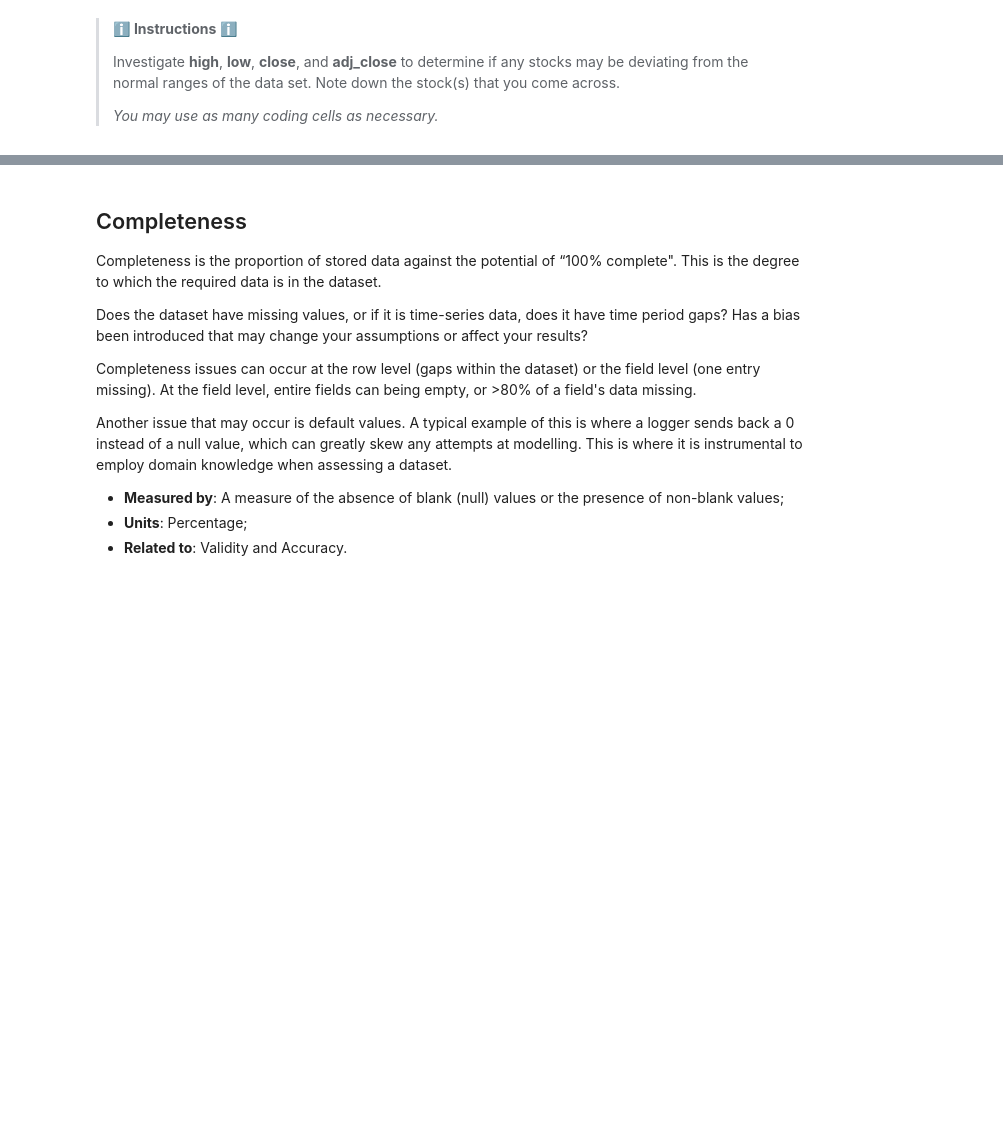
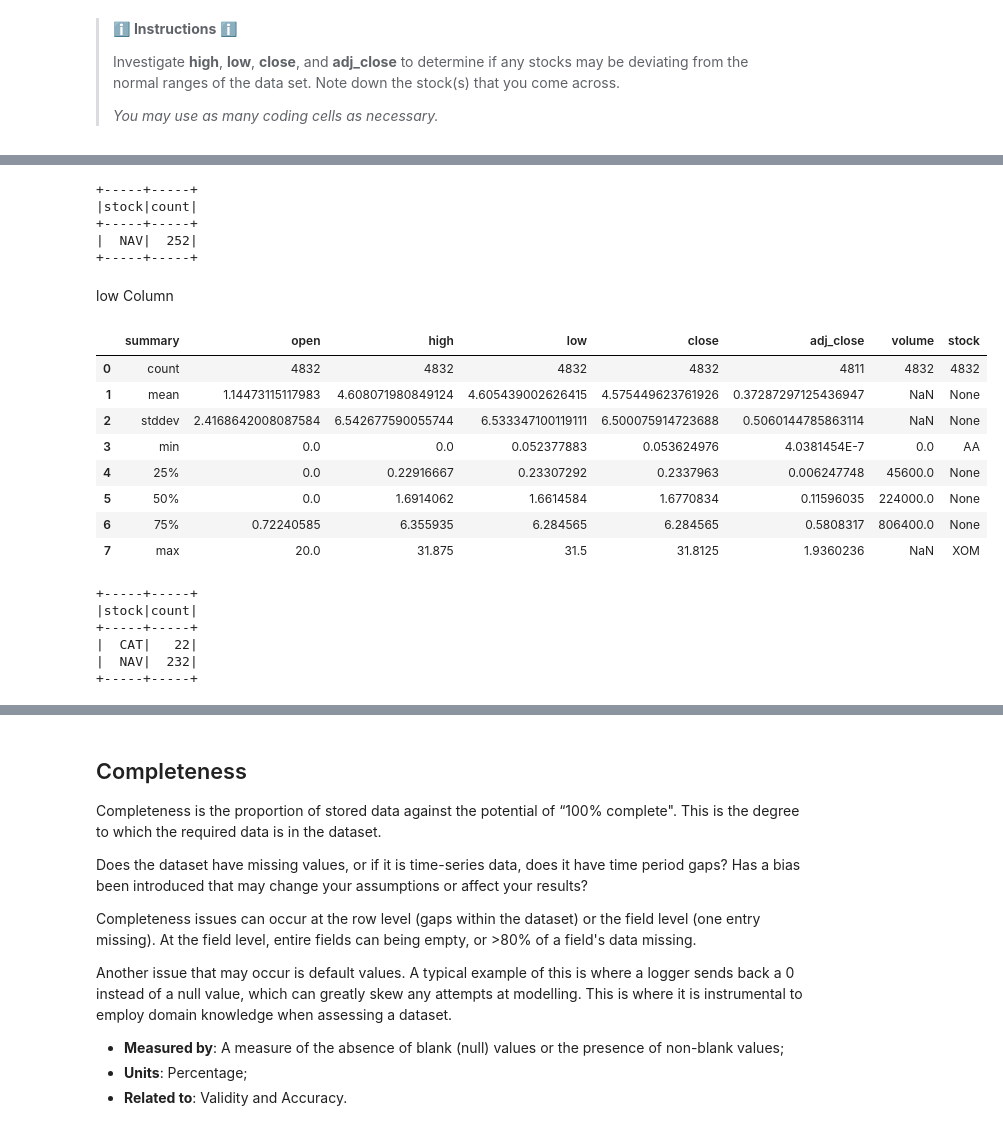
Before and after one commit to praisino/processing-big-data-predict, a Jupyter notebook: Task2_data_profiling/Data_profiling_student_version.ipynb, the cells around one changed output, grey strips where cells are left out. Drawn from its saved outputs; the diff is of its cells as text; code cells hidden in the pictures; blank space fills up the shorter version.

```diff
--- a/Task2_data_profiling/Data_profiling_student_version.ipynb
+++ b/Task2_data_profiling/Data_profiling_student_version.ipynb
@@ -171,0 +210,35 @@ data.where(F.col('open') > 2).groupby(F.col('stock')).count().show()
+# %%
+#TODO: Write your code here
+
+data.where(~F.col('high').between(0, 60)).groupby(data['stock']).count().show()
+# %% [output]
++-----+-----+
+|stock|count|
++-----+-----+
+|  NAV|  252|
++-----+-----+
+# %% [markdown]
+low Column
+# %%
+data.where(F.col('low').between(0, 60)).summary().toPandas()
+# %% [output]
+|  | summary | open | high | low | close | adj_close | volume | stock |
+| 0 | count | 4832 | 4832 | 4832 | 4832 | 4811 | 4832 | 4832 |
+| 1 | mean | 1.14473115117983 | 4.608071980849124 | 4.605439002626415 | 4.575449623761926 | 0.37287297125436947 | NaN | None |
+| 2 | stddev | 2.4168642008087584 | 6.542677590055744 | 6.533347100119111 | 6.500075914723688 | 0.5060144785863114 | NaN | None |
+| 3 | min | 0.0 | 0.0 | 0.052377883 | 0.053624976 | 4.0381454E-7 | 0.0 | AA |
+| 4 | 25% | 0.0 | 0.22916667 | 0.23307292 | 0.2337963 | 0.006247748 | 45600.0 | None |
+| 5 | 50% | 0.0 | 1.6914062 | 1.6614584 | 1.6770834 | 0.11596035 | 224000.0 | None |
+| 6 | 75% | 0.72240585 | 6.355935 | 6.284565 | 6.284565 | 0.5808317 | 806400.0 | None |
+| 7 | max | 20.0 | 31.875 | 31.5 | 31.8125 | 1.9360236 | NaN | XOM |
+# %%
+# low deviation
+
+data.where(~F.col('low').between(0, 60)).groupby(data['stock']).count().show()
+# %% [output]
++-----+-----+
+|stock|count|
++-----+-----+
+|  CAT|   22|
+|  NAV|  232|
++-----+-----+
```
Also changed, not shown: parts of 14 cells of this notebook, 2 other files.
